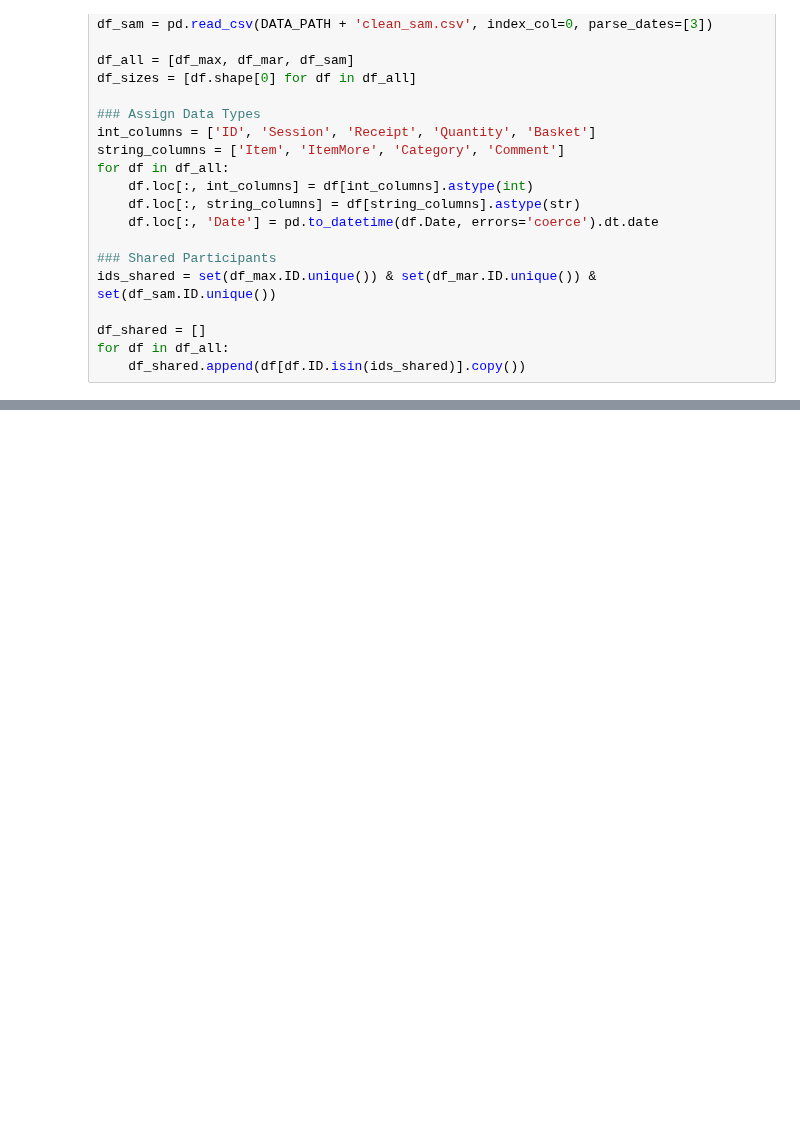
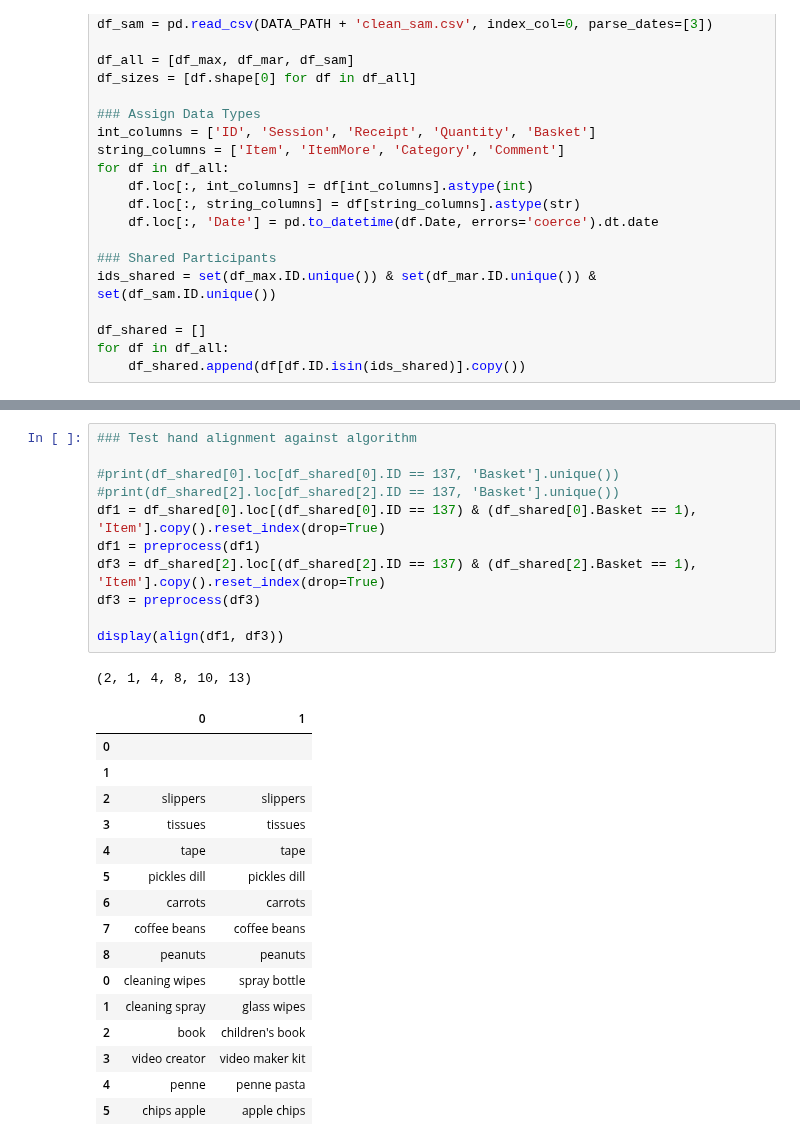
Before and after one commit to jjailer/grocery-receipt-data-cleaning, a Jupyter notebook: Scripts/merge.ipynb, the cells around one changed output, grey strips where cells are left out. Drawn from its saved outputs; the diff is of its cells as text; blank space fills up the shorter version.

```diff
--- a/Scripts/merge.ipynb
+++ b/Scripts/merge.ipynb
@@ -133,0 +162,29 @@ NameError: name 'df2' is not defined
+# %%
+### Test hand alignment against algorithm
+
+#print(df_shared[0].loc[df_shared[0].ID == 137, 'Basket'].unique())
+#print(df_shared[2].loc[df_shared[2].ID == 137, 'Basket'].unique())
+df1 = df_shared[0].loc[(df_shared[0].ID == 137) & (df_shared[0].Basket == 1), 'Item'].copy().reset_index(drop=True)
+df1 = preprocess(df1)
+df3 = df_shared[2].loc[(df_shared[2].ID == 137) & (df_shared[2].Basket == 1), 'Item'].copy().reset_index(drop=True)
+df3 = preprocess(df3)
+
+display(align(df1, df3))
+# %% [output]
+(2, 1, 4, 8, 10, 13)
+|  | 0 | 1 |
+| 0 |  |  |
+| 1 |  |  |
+| 2 | slippers | slippers |
+| 3 | tissues | tissues |
+| 4 | tape | tape |
+| 5 | pickles dill | pickles dill |
+| 6 | carrots | carrots |
+| 7 | coffee beans | coffee beans |
+| 8 | peanuts | peanuts |
+| 0 | cleaning wipes | spray bottle |
+| 1 | cleaning spray | glass wipes |
+| 2 | book | children's book |
+| 3 | video creator | video maker kit |
+| 4 | penne | penne pasta |
+| 5 | chips apple | apple chips |
```
Also changed, not shown: parts of 6 cells of this notebook.
